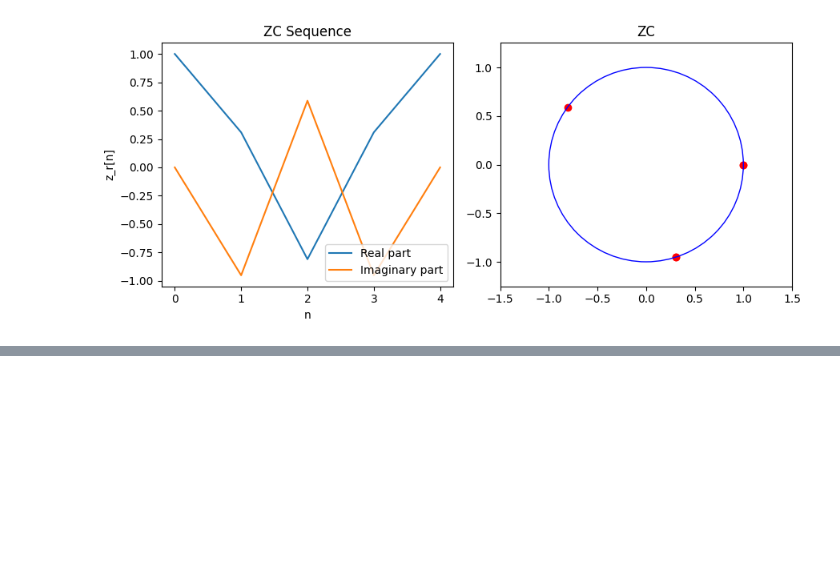
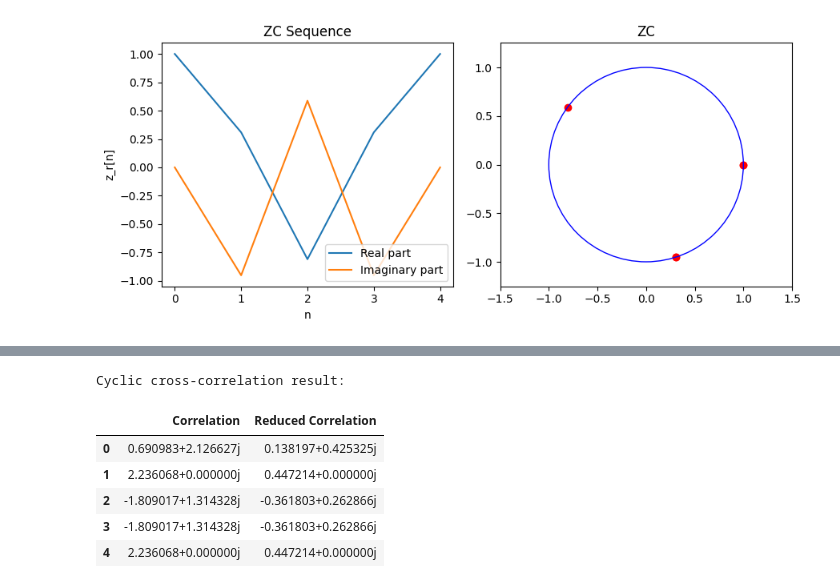
Before and after one commit to Danzo0l/py-laboratory, a Jupyter notebook: mMTC/zadoff-chu.ipynb, the cells around one changed output, grey strips where cells are left out. Drawn from its saved outputs; the diff is of its cells as text; code cells hidden in the pictures; blank space fills up the shorter version.

```diff
--- a/mMTC/zadoff-chu.ipynb
+++ b/mMTC/zadoff-chu.ipynb
@@ -95,0 +87,24 @@ Cyclic auto-correlation result:
+# %%
+# Simulate ZC-sequence cross-correlation test
+# Fixed Cyclic Cross-Correlation property
+
+print('\nCyclic cross-correlation result:')
+
+correlation_res = []
+for tao in range(NZC):
+    zc_values_y_shifted = zc_shift(zc_values_y, tao)
+    cross_correlate = cyclic_correlation(zc_values, zc_values_y_shifted)
+    correlation_res.append(cross_correlate)
+
+pd.DataFrame({
+    'Correlation':  np.around(np.array(correlation_res), decimals=ACURANCY),
+    'Reduced Correlation':  np.around(np.array(correlation_res) / NZC, decimals=ACURANCY),
+})
+# %% [output]
+Cyclic cross-correlation result:
+|  | Correlation | Reduced Correlation |
+| 0 | 0.690983+2.126627j | 0.138197+0.425325j |
+| 1 | 2.236068+0.000000j | 0.447214+0.000000j |
+| 2 | -1.809017+1.314328j | -0.361803+0.262866j |
+| 3 | -1.809017+1.314328j | -0.361803+0.262866j |
+| 4 | 2.236068+0.000000j | 0.447214+0.000000j |
```
Also changed, not shown: parts of 6 cells of this notebook, 4 other files.
